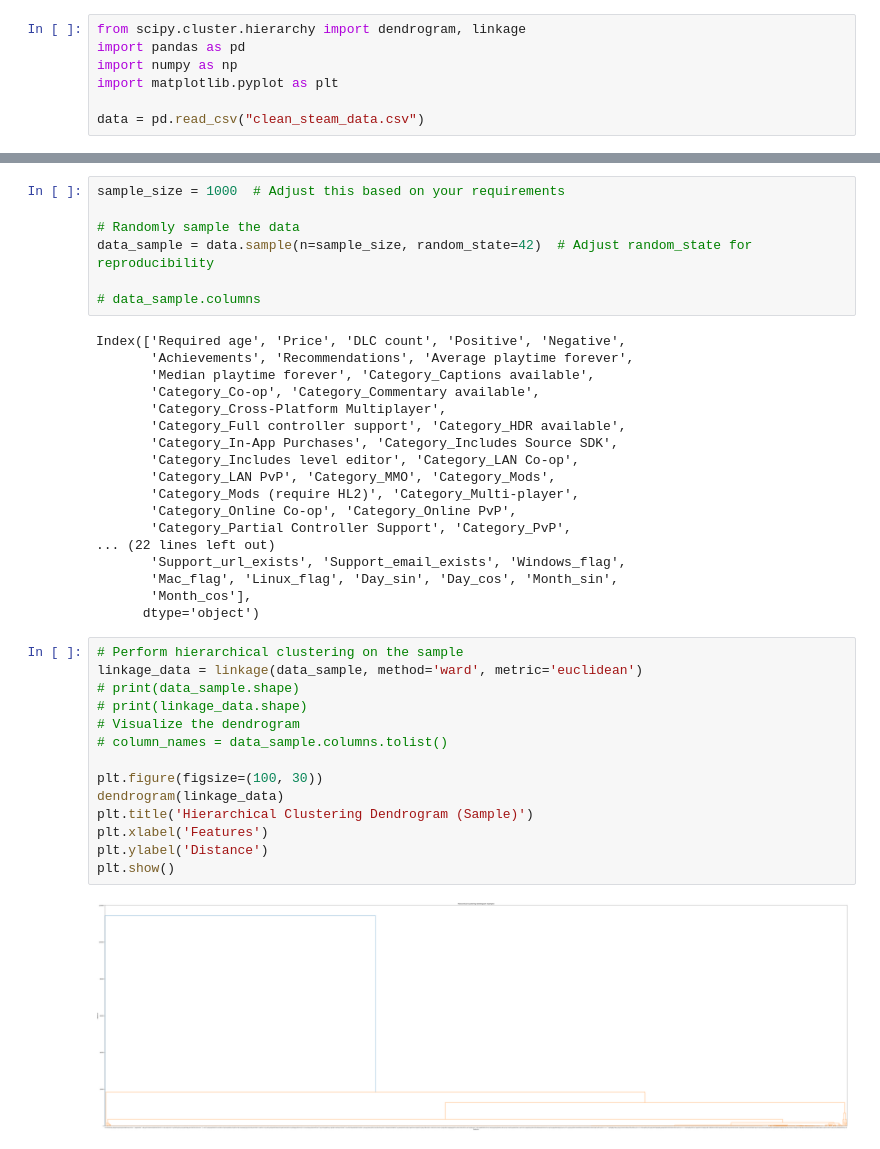
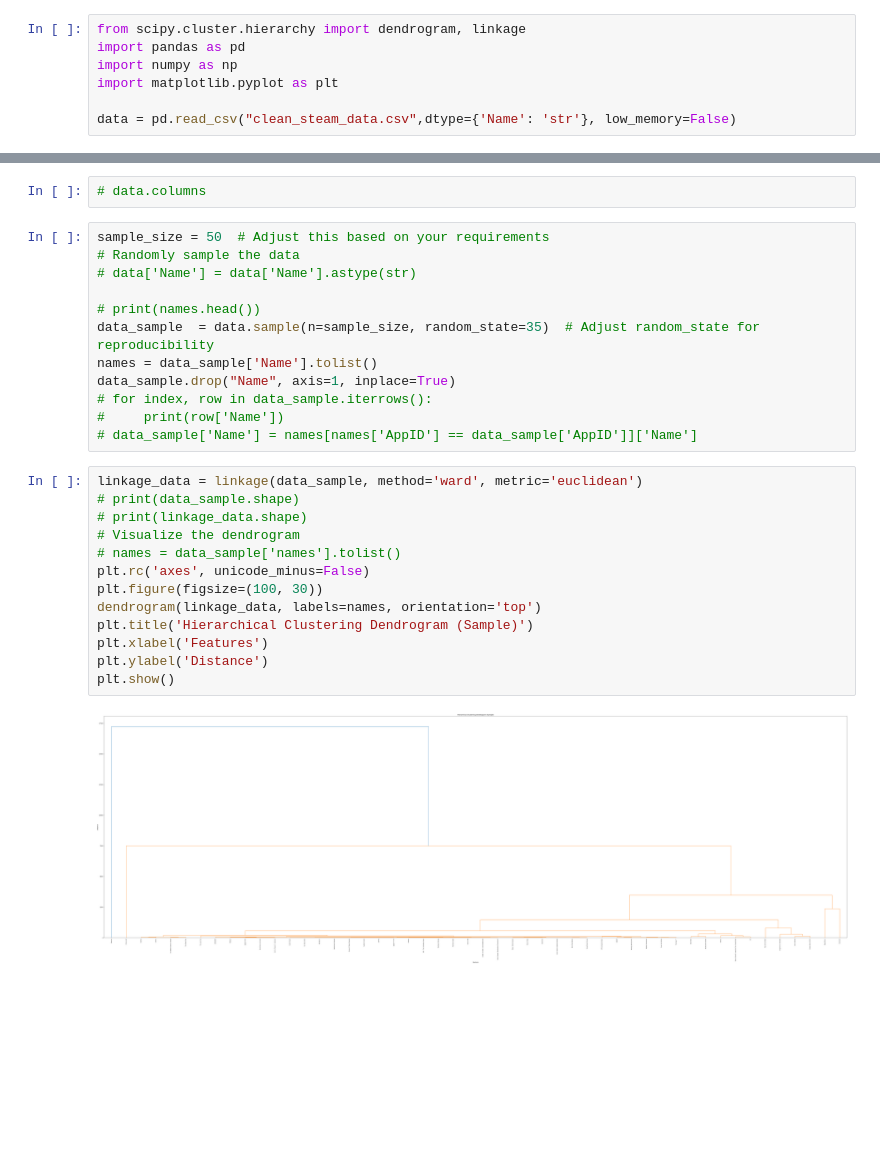
Before and after one commit to LimogleyC/Cmpt455_Final_Project, a Jupyter notebook: SteamHierClu.ipynb, the cells around one changed output, grey strips where cells are left out. Drawn from its saved outputs; the diff is of its cells as text; blank space fills up the shorter version.

```diff
--- a/SteamHierClu.ipynb
+++ b/SteamHierClu.ipynb
@@ -4,4 +4,4 @@ import pandas as pd
 import numpy as np
 import matplotlib.pyplot as plt
 
-data = pd.read_csv("clean_steam_data.csv")
+data = pd.read_csv("clean_steam_data.csv",dtype={'Name': 'str'}, low_memory=False)
@@ -28,41 +8,29 @@ Index(['Required age', 'Price', 'DLC count', 'Positive', 'Negative',
+# %%
+# data.columns
 # %%
-sample_size = 1000  # Adjust this based on your requirements
+sample_size = 50  # Adjust this based on your requirements
+# Randomly sample the data
+# data['Name'] = data['Name'].astype(str)
 
-# Randomly sample the data
-data_sample = data.sample(n=sample_size, random_state=42)  # Adjust random_state for reproducibility
-
-# data_sample.columns
+# print(names.head())
+data_sample  = data.sample(n=sample_size, random_state=35)  # Adjust random_state for reproducibility
+names = data_sample['Name'].tolist()
+data_sample.drop("Name", axis=1, inplace=True)
+# for index, row in data_sample.iterrows():
+#     print(row['Name'])
+# data_sample['Name'] = names[names['AppID'] == data_sample['AppID']]['Name']
-# %% [output]
-Index(['Required age', 'Price', 'DLC count', 'Positive', 'Negative',
-       'Achievements', 'Recommendations', 'Average playtime forever',
-       'Median playtime forever', 'Category_Captions available',
-       'Category_Co-op', 'Category_Commentary available',
-       'Category_Cross-Platform Multiplayer',
-       'Category_Full controller support', 'Category_HDR available',
-       'Category_In-App Purchases', 'Category_Includes Source SDK',
-       'Category_Includes level editor', 'Category_LAN Co-op',
-       'Category_LAN PvP', 'Category_MMO', 'Category_Mods',
-       'Category_Mods (require HL2)', 'Category_Multi-player',
-       'Category_Online Co-op', 'Category_Online PvP',
-       'Category_Partial Controller Support', 'Category_PvP',
-... (22 lines left out)
-       'Support_url_exists', 'Support_email_exists', 'Windows_flag',
-       'Mac_flag', 'Linux_flag', 'Day_sin', 'Day_cos', 'Month_sin',
-       'Month_cos'],
-      dtype='object')
 # %%
-# Perform hierarchical clustering on the sample
 linkage_data = linkage(data_sample, method='ward', metric='euclidean')
 # print(data_sample.shape)
 # print(linkage_data.shape)
 # Visualize the dendrogram
-# column_names = data_sample.columns.tolist()
-
+# names = data_sample['names'].tolist()
+plt.rc('axes', unicode_minus=False)
 plt.figure(figsize=(100, 30))
-dendrogram(linkage_data)
+dendrogram(linkage_data, labels=names, orientation='top')
 plt.title('Hierarchical Clustering Dendrogram (Sample)')
 plt.xlabel('Features')
 plt.ylabel('Distance')
 plt.show()
 # %% [output]
-[figure, old version]
+[figure, new version]
```
Also changed, not shown: parts of 6 cells of this notebook, 3 other files.
